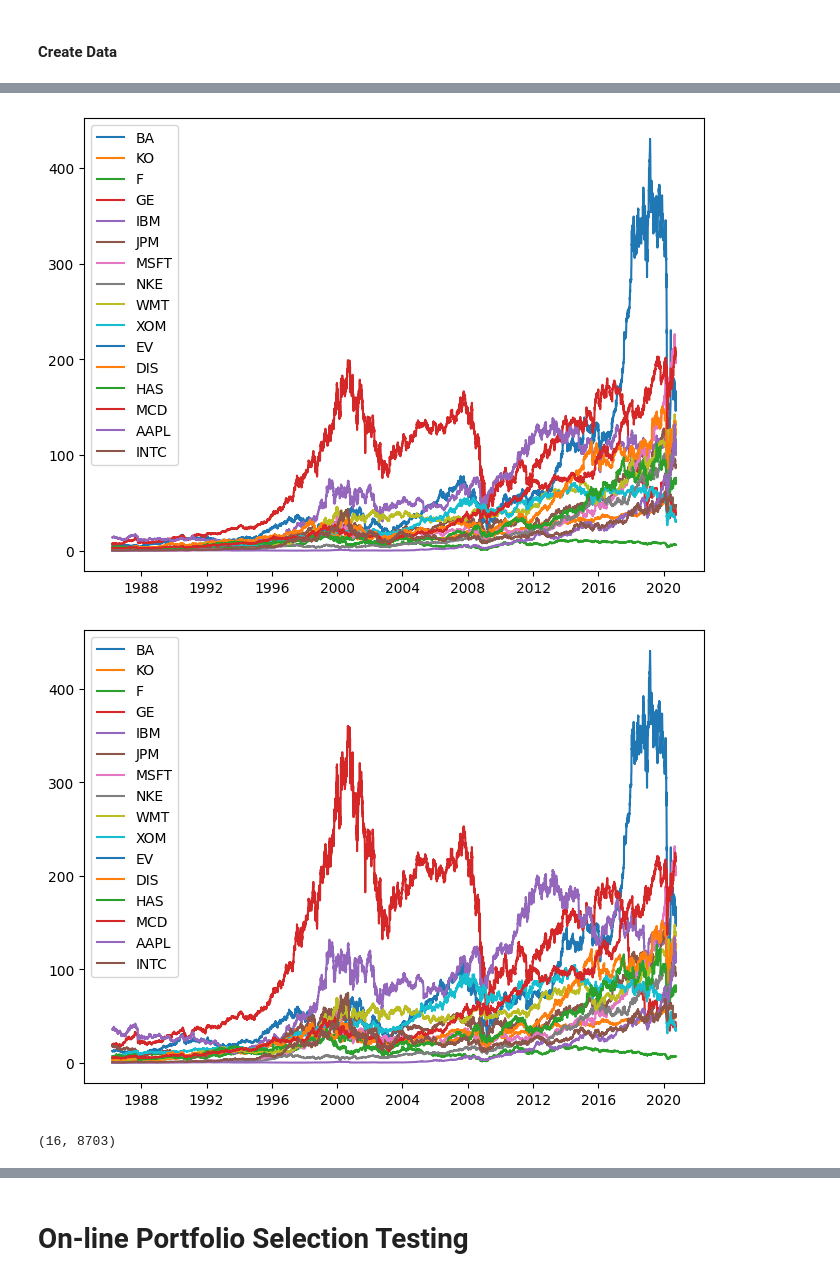
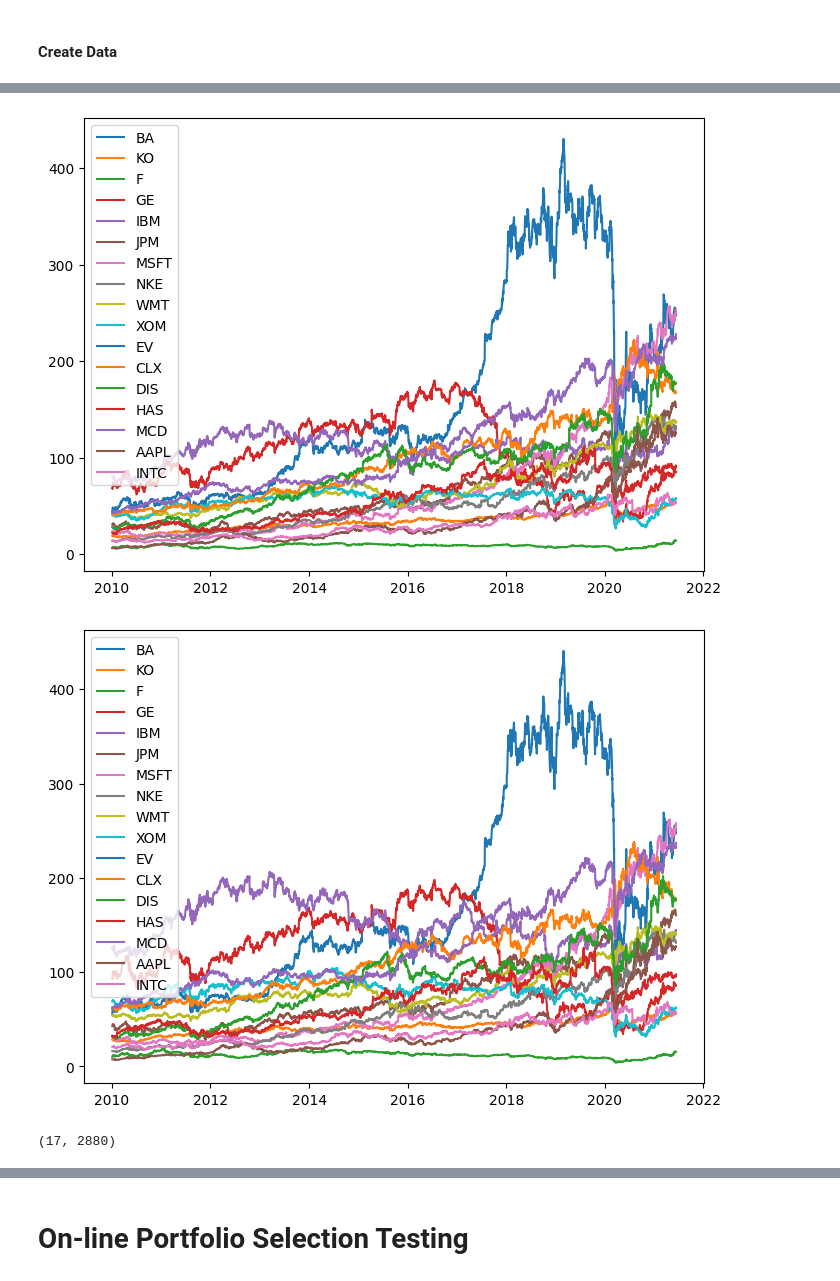
Before and after one commit to Eminent01/AMMI_Research, a Jupyter notebook: AMMI_4.ipynb, the cells around one changed output, grey strips where cells are left out. Cells and saved outputs as stored; diff of their text form; code cells hidden in the pictures.

```diff
--- a/AMMI_4.ipynb
+++ b/AMMI_4.ipynb
@@ -186,9 +188,10 @@ import h5py
 
 print("Imports Complete!")
 
-
-date_start = "1986-03-24"
-date_end = "2020-10-01"
+date_start='2010-01-01'
+date_end='2021-06-12'
+# date_start = "1986-03-24"
+# date_end = "2020-10-01"
 
 
 # Boeing symbol: BA
@@ -221,7 +224,7 @@ data_nke = pdr.get_data_yahoo("NKE", start=date_start, end=date_end)
 data_wmt = pdr.get_data_yahoo("WMT", start=date_start, end=date_end)
 data_xom = pdr.get_data_yahoo("XOM", start=date_start, end=date_end)
 data_ev = pdr.get_data_yahoo("EV", start=date_start, end=date_end)
-# data_clx = pdr.get_data_yahoo("CLX", start=date_start, end=date_end)
+data_clx = pdr.get_data_yahoo("CLX", start=date_start, end=date_end)
 data_dis = pdr.get_data_yahoo("DIS", start=date_start, end=date_end)
 data_has = pdr.get_data_yahoo("HAS", start=date_start, end=date_end)
 data_mcd = pdr.get_data_yahoo("MCD", start=date_start, end=date_end)
@@ -258,7 +261,7 @@ data_nke = data_nke.interpolate(method='polynomial', order=2)
 data_wmt = data_wmt.interpolate(method='polynomial', order=2)
 data_xom = data_xom.interpolate(method='polynomial', order=2)
 data_ev = data_ev.interpolate(method='polynomial', order=2)
-# data_clx = data_clx.interpolate(method='polynomial', order=2)
+data_clx = data_clx.interpolate(method='polynomial', order=2)
 data_dis = data_dis.interpolate(method='polynomial', order=2)
 data_has = data_has.interpolate(method='polynomial', order=2)
 data_mcd = data_mcd.interpolate(method='polynomial', order=2)
@@ -278,7 +281,7 @@ data_nke_dailyReturns = data_nke['Adj Close'].pct_change(1)
 data_wmt_dailyReturns = data_wmt['Adj Close'].pct_change(1)
 data_xom_dailyReturns = data_xom['Adj Close'].pct_change(1)
 data_ev_dailyReturns = data_ev['Adj Close'].pct_change(1)
-# data_clx_dailyReturns = data_clx['Adj Close'].pct_change(1)
+data_clx_dailyReturns = data_clx['Adj Close'].pct_change(1)
 data_dis_dailyReturns = data_dis['Adj Close'].pct_change(1)
 data_has_dailyReturns = data_has['Adj Close'].pct_change(1)
 data_mcd_dailyReturns = data_mcd['Adj Close'].pct_change(1)
@@ -297,7 +300,7 @@ data_nke['Daily Return'] = data_nke_dailyReturns
 data_wmt['Daily Return'] = data_wmt_dailyReturns
 data_xom['Daily Return'] = data_xom_dailyReturns
 data_ev['Daily Return'] = data_ev_dailyReturns
-# data_clx['Daily Return'] = data_clx_dailyReturns
+data_clx['Daily Return'] = data_clx_dailyReturns
 data_dis['Daily Return'] = data_dis_dailyReturns
 data_has['Daily Return'] = data_has_dailyReturns
 data_mcd['Daily Return'] = data_mcd_dailyReturns
@@ -317,7 +320,7 @@ data_nke_logreturns = np.log(data_nke['Adj Close']/data_nke['Adj Close'].shift(1
 data_wmt_logreturns = np.log(data_wmt['Adj Close']/data_wmt['Adj Close'].shift(1))
 data_xom_logreturns = np.log(data_xom['Adj Close']/data_xom['Adj Close'].shift(1))
 data_ev_logreturns = np.log(data_ev['Adj Close']/data_ev['Adj Close'].shift(1))
-# data_clx_logreturns = np.log(data_clx['Adj Close']/data_clx['Adj Close'].shift(1))
+data_clx_logreturns = np.log(data_clx['Adj Close']/data_clx['Adj Close'].shift(1))
 data_dis_logreturns = np.log(data_dis['Adj Close']/data_dis['Adj Close'].shift(1))
 data_has_logreturns = np.log(data_has['Adj Close']/data_has['Adj Close'].shift(1))
 data_mcd_logreturns = np.log(data_mcd['Adj Close']/data_mcd['Adj Close'].shift(1))
@@ -335,7 +338,7 @@ data_nke['Log Return'] = data_nke_logreturns
 data_wmt['Log Return'] = data_wmt_logreturns
 data_xom['Log Return'] = data_xom_logreturns
 data_ev['Log Return'] = data_ev_logreturns
-# data_clx['Log Return'] = data_clx_logreturns
+data_clx['Log Return'] = data_clx_logreturns
 data_dis['Log Return'] = data_dis_logreturns
 data_has['Log Return'] = data_has_logreturns
 data_mcd['Log Return'] = data_mcd_logreturns
@@ -386,7 +389,7 @@ data_nke['Code'] = "NKE"
 data_wmt['Code'] = "WMT"
 data_xom['Code'] = "XOM"
 data_ev['Code'] = "EV"
-# data_clx['Code'] = "CLX"
+data_clx['Code'] = "CLX"
 data_dis['Code'] = "DIS"
 data_has['Code'] = "HAS"
 data_mcd['Code'] = "MCD"
@@ -426,7 +429,7 @@ plt.plot(data_nke['Adj Close'],label="NKE")
 plt.plot(data_wmt['Adj Close'],label="WMT")
 plt.plot(data_xom['Adj Close'],label="XOM")
 plt.plot(data_ev['Adj Close'],label="EV")
-# plt.plot(data_clx['Adj Close'],label="CLX")
+plt.plot(data_clx['Adj Close'],label="CLX")
 plt.plot(data_dis['Adj Close'],label="DIS")
 plt.plot(data_has['Adj Close'],label="HAS")
 plt.plot(data_mcd['Adj Close'],label="MCD")
@@ -449,7 +452,7 @@ plt.plot(data_nke['Close'],label="NKE")
 plt.plot(data_wmt['Close'],label="WMT")
 plt.plot(data_xom['Close'],label="XOM")
 plt.plot(data_ev['Close'],label="EV")
-# plt.plot(data_clx['Close'],label="CLX")
+plt.plot(data_clx['Close'],label="CLX")
 plt.plot(data_dis['Close'],label="DIS")
 plt.plot(data_has['Close'],label="HAS")
 plt.plot(data_mcd['Close'],label="MCD")
@@ -476,7 +479,7 @@ data = [data_ba.values.tolist(),
         data_wmt.values.tolist(),
         data_xom.values.tolist(),
         data_ev.values.tolist(),
-        # data_clx.values.tolist(),
+        data_clx.values.tolist(),
         data_dis.values.tolist(),
         data_has.values.tolist(),
         data_mcd.values.tolist(),
@@ -530,6 +530,6 @@ Imports Complete!
-[figure, old version]
+[figure, new version]
-[figure, old version]
+[figure, new version]
-(16, 8703)
+(17, 2880)
 # %%
 # with h5py.File('datasets/yahoo_snp500_dataset.h5', 'r') as f:
 #     history = f['history'][:]
```
Also changed, not shown: parts of 52 cells of this notebook.
